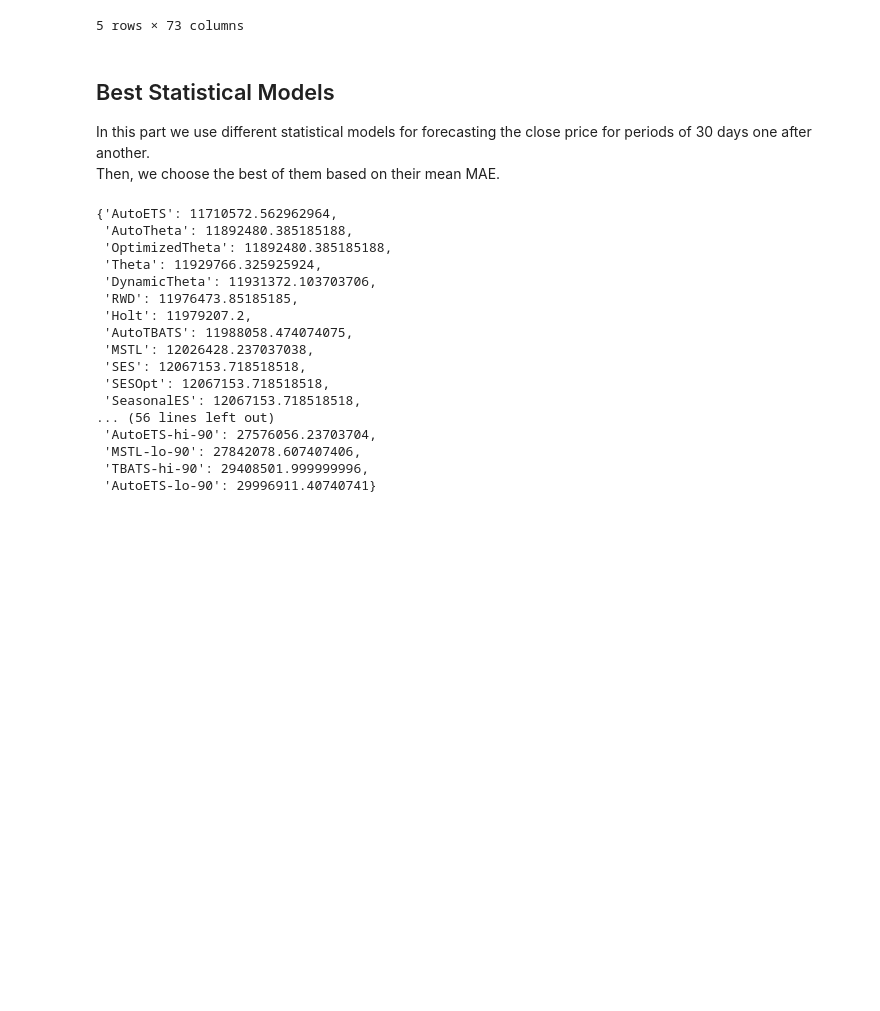
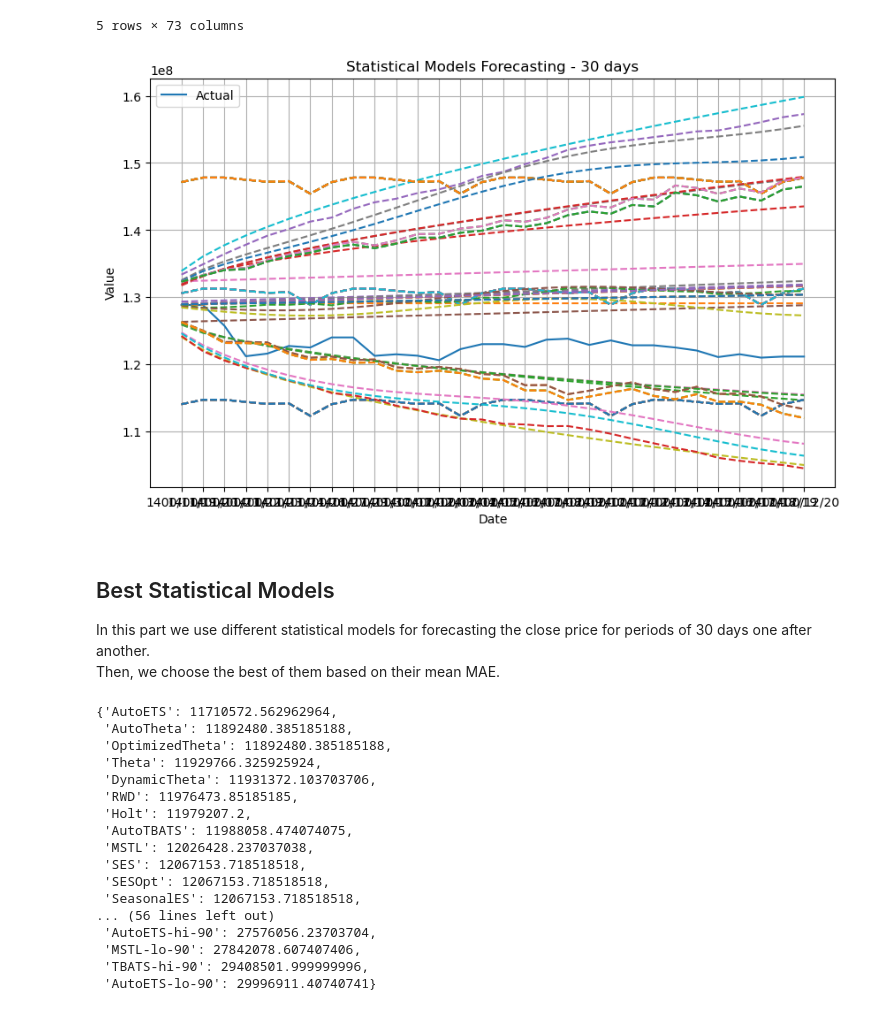
Before and after one commit to KhashayarRahimi/Option-Pricing, a Jupyter notebook: Persian_Option_Pricing.ipynb, the cells around one changed output. Drawn from its saved outputs; the diff is of its cells as text; code cells hidden in the pictures; blank space fills up the shorter version.

```diff
--- a/Persian_Option_Pricing.ipynb
+++ b/Persian_Option_Pricing.ipynb
@@ -942,13 +932,29 @@ forecasts_df.head()
 # %%
 fig = go.Figure()
 fig.add_trace(go.Scatter(x=Added_data.index[1200:1230], y=Close['y'].values[1200:1230], mode='lines', name='Actual'))
 for col in forecasts_df.columns[1:]:
 
     fig.add_trace(go.Scatter(x=Added_data.index[1200:1230], y=forecasts_df[f'{col}'].values, mode='lines', name=col, line=dict(dash='dash')))
 #fig.add_trace(go.Scatter(x=Added_data.index[1200:1700], y=forecasts_df['DynamicOptimizedTheta-hi-90'].values, mode='lines', name='trend', line=dict(dash='dash')))
 
 fig.update_layout(title='Statistical Models Forecasting - 30 days', xaxis_title='Date', yaxis_title='Value', hovermode='x')
 fig.show()
+
+plt.figure(figsize=(10, 6))
+plt.plot(Added_data.index[1200:1230], Close['y'].values[1200:1230], label='Actual')
+
+for col in forecasts_df.columns[1:]:
+    #To see the label for each curve, uncomment the last term of the following line
+    plt.plot(Added_data.index[1200:1230], forecasts_df[f'{col}'].values, linestyle='--')#, label=col)
+
+plt.title('Statistical Models Forecasting - 30 days')
+plt.xlabel('Date')
+plt.ylabel('Value')
+plt.legend()
+plt.grid(True)
+plt.show()
+# %% [output]
+[figure, added]
 # %% [markdown]
 ## Best Statistical Models
 In this part we use different statistical models for forecasting the close price for periods of 30 days one after another.\
```
Also changed, not shown: parts of 8 cells of this notebook.
